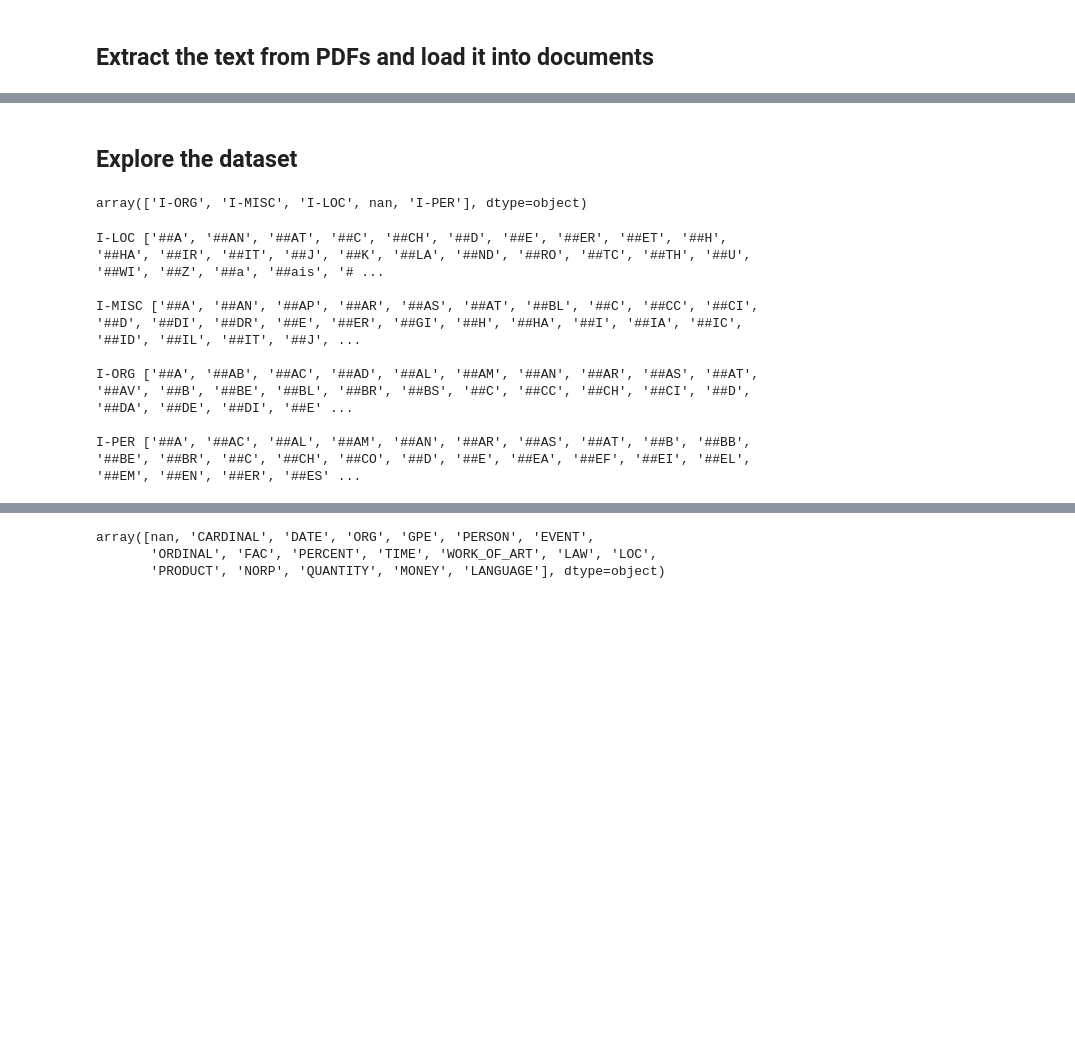
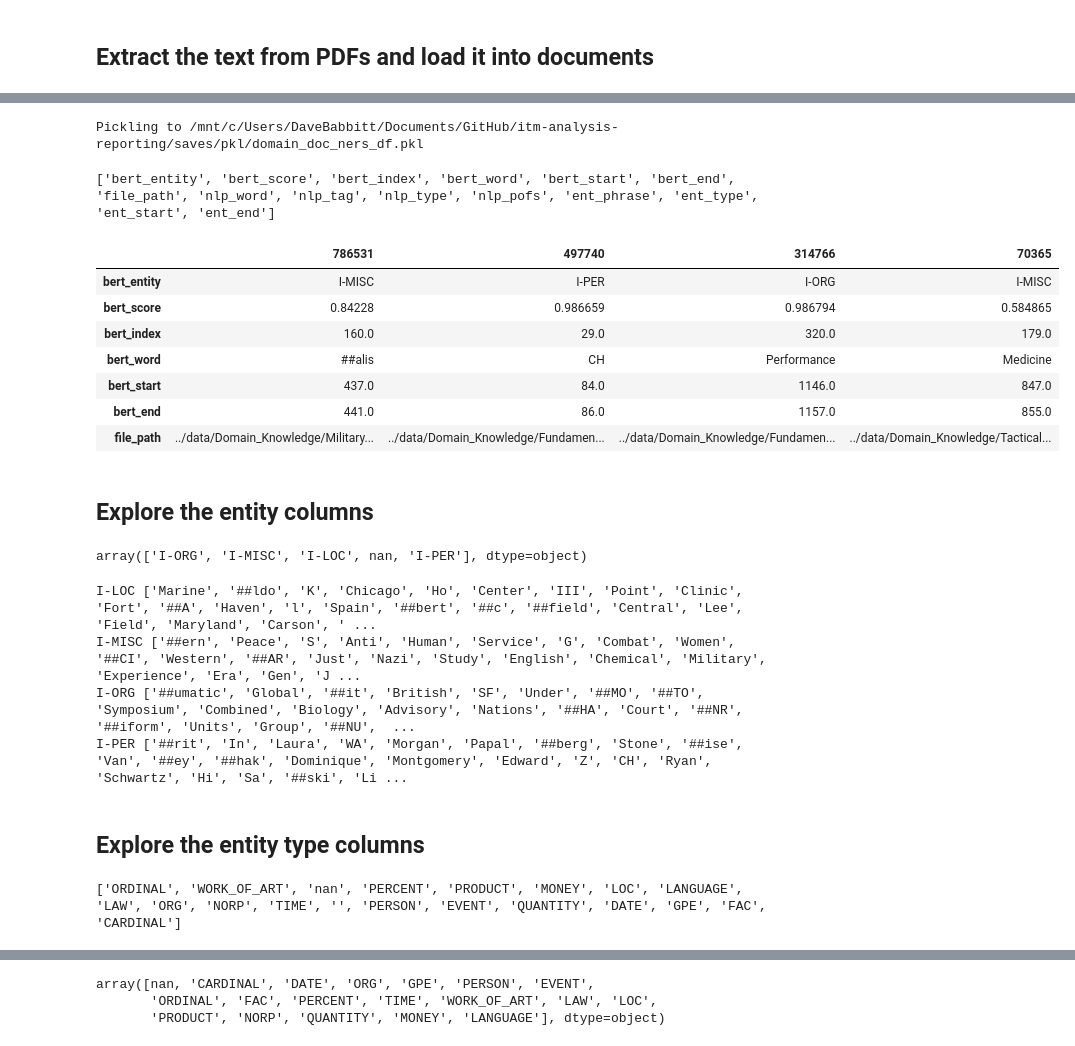
Before and after one commit to dbabbitt/itm-analysis-reporting-1, a Jupyter notebook: explorations/Parse Domain Documents for Entities.ipynb, the cells around one changed output, grey strips where cells are left out. Saved outputs shown, nothing was run; the diff lists cells and outputs as text; code cells hidden in the pictures; blank space fills up the shorter version.

Commit message:
Parse Domain Documents for Entities

```diff
--- a/explorations/Parse Domain Documents for Entities.ipynb
+++ b/explorations/Parse Domain Documents for Entities.ipynb
@@ -134,31 +199,47 @@ unknown widths :
 if nu.pickle_exists('domain_doc_ners_df'): domain_doc_ners_df = nu.load_object('domain_doc_ners_df')
 else:
     entities = []
-    for file_path, text_length in text_length_dict.items():
-        print(f'Text length for {file_path} is {text_length:,} characters.')
-        text = sentences_dict[file_path]
+    for file_path, text in domain_knowledge_sentences_dict.items():
+        text_length = len(text)
+        # print(f'Text length for {file_path} is {text_length:,} characters.')
 
         # Extract metadata from entity recognition pipeline and add it as a row dictionary to the entities rows list
         tokens = token_classifier(text)
         for metadata_dict in tokens:
+
+            # Ignore subword tokenization
+            # if metadata_dict['word'].startswith('##'): pass
+
+            metadata_dict = {'bert_' + str(k): v for k, v in metadata_dict.items()}
             metadata_dict['file_path'] = file_path
             entities.append(metadata_dict)
 
         # Extract SpaCy named entities and add them as a row dictionary to the entities rows list
         if text_length <= nlp.max_length:
             doc = nlp(text)
-            for ent in doc.ents:
-                entities.append({
-                    'file_path': file_path,
-                    'type': ent.label_,
-                    'text': ent.text, # Or lemma_, orth_, text_with_ws
-                    'start_pos': ent.start_char, # Or start
-                    'end_pos': ent.end_char # Or end
-                })
+            entities.extend([{'file_path': file_path, 'nlp_word': word.text, 'nlp_tag': word.tag_, 'nlp_type': word.ent_type_, 'nlp_pofs': word.pos_} for word in doc])
+            entities.extend([{'file_path': file_path, 'ent_phrase': ent.text, 'ent_type': ent.label_, 'ent_start': ent.start_char, 'ent_end': ent.end_char} for ent in doc.ents])
     domain_doc_ners_df = DataFrame(entities)
     nu.store_objects(domain_doc_ners_df=domain_doc_ners_df)
+# %% [output]
+Pickling to /mnt/c/Users/DaveBabbitt/Documents/GitHub/itm-analysis-reporting/saves/pkl/domain_doc_ners_df.pkl
+# %%
+
+print(domain_doc_ners_df.columns.tolist())
+mask_series = domain_doc_ners_df.bert_word.isnull()
+display(domain_doc_ners_df[~mask_series].sample(4).dropna(axis='columns', how='all').T)
+# %% [output]
+['bert_entity', 'bert_score', 'bert_index', 'bert_word', 'bert_start', 'bert_end', 'file_path', 'nlp_word', 'nlp_tag', 'nlp_type', 'nlp_pofs', 'ent_phrase', 'ent_type', 'ent_start', 'ent_end']
+|  | 786531 | 497740 | 314766 | 70365 |
+| bert_entity | I-MISC | I-PER | I-ORG | I-MISC |
+| bert_score | 0.84228 | 0.986659 | 0.986794 | 0.584865 |
+| bert_index | 160.0 | 29.0 | 320.0 | 179.0 |
+| bert_word | ##alis | CH | Performance | Medicine |
+| bert_start | 437.0 | 84.0 | 1146.0 | 847.0 |
+| bert_end | 441.0 | 86.0 | 1157.0 | 855.0 |
+| file_path | ../data/Domain_Knowledge/Military... | ../data/Domain_Knowledge/Fundamen... | ../data/Domain_Knowledge/Fundamen... | ../data/Domain_Knowledge/Tactical... |
 # %% [markdown]
 
-## Explore the dataset
+## Explore the entity columns
 # %%
 
@@ -167,14 +248,20 @@ domain_doc_ners_df.entity.unique()
 array(['I-ORG', 'I-MISC', 'I-LOC', nan, 'I-PER'], dtype=object)
 # %%
 
-for entity, entity_df in domain_doc_ners_df.groupby('entity'):
-    print()
-    print(entity, sorted(entity_df.word.unique()))
+for entity, entity_df in domain_doc_ners_df.groupby('bert_entity'):
+    texts_list = sorted(entity_df.bert_word.unique())
+    print(entity, random.sample(texts_list, min(len(texts_list), 100)))
 # %% [output]
-I-LOC ['##A', '##AN', '##AT', '##C', '##CH', '##D', '##E', '##ER', '##ET', '##H', '##HA', '##IR', '##IT', '##J', '##K', '##LA', '##ND', '##RO', '##TC', '##TH', '##U', '##WI', '##Z', '##a', '##ais', '# ...
-
-I-MISC ['##A', '##AN', '##AP', '##AR', '##AS', '##AT', '##BL', '##C', '##CC', '##CI', '##D', '##DI', '##DR', '##E', '##ER', '##GI', '##H', '##HA', '##I', '##IA', '##IC', '##ID', '##IL', '##IT', '##J', ...
-
-I-ORG ['##A', '##AB', '##AC', '##AD', '##AL', '##AM', '##AN', '##AR', '##AS', '##AT', '##AV', '##B', '##BE', '##BL', '##BR', '##BS', '##C', '##CC', '##CH', '##CI', '##D', '##DA', '##DE', '##DI', '##E' ...
-
-I-PER ['##A', '##AC', '##AL', '##AM', '##AN', '##AR', '##AS', '##AT', '##B', '##BB', '##BE', '##BR', '##C', '##CH', '##CO', '##D', '##E', '##EA', '##EF', '##EI', '##EL', '##EM', '##EN', '##ER', '##ES' ...
+I-LOC ['Marine', '##ldo', 'K', 'Chicago', 'Ho', 'Center', 'III', 'Point', 'Clinic', 'Fort', '##A', 'Haven', 'l', 'Spain', '##bert', '##c', '##field', 'Central', 'Lee', 'Field', 'Maryland', 'Carson', ' ...
+I-MISC ['##ern', 'Peace', 'S', 'Anti', 'Human', 'Service', 'G', 'Combat', 'Women', '##CI', 'Western', '##AR', 'Just', 'Nazi', 'Study', 'English', 'Chemical', 'Military', 'Experience', 'Era', 'Gen', 'J ...
+I-ORG ['##umatic', 'Global', '##it', 'British', 'SF', 'Under', '##MO', '##TO', 'Symposium', 'Combined', 'Biology', 'Advisory', 'Nations', '##HA', 'Court', '##NR', '##iform', 'Units', 'Group', '##NU',  ...
+I-PER ['##rit', 'In', 'Laura', 'WA', 'Morgan', 'Papal', '##berg', 'Stone', '##ise', 'Van', '##ey', '##hak', 'Dominique', 'Montgomery', 'Edward', 'Z', 'CH', 'Ryan', 'Schwartz', 'Hi', 'Sa', '##ski', 'Li ...
+# %% [markdown]
+
+## Explore the entity type columns
+# %%
+
+words_list = sorted([str(w) for w in domain_doc_ners_df.nlp_type.unique()])
+print(random.sample(words_list, min(len(words_list), 100)))
+# %% [output]
+['ORDINAL', 'WORK_OF_ART', 'nan', 'PERCENT', 'PRODUCT', 'MONEY', 'LOC', 'LANGUAGE', 'LAW', 'ORG', 'NORP', 'TIME', '', 'PERSON', 'EVENT', 'QUANTITY', 'DATE', 'GPE', 'FAC', 'CARDINAL']
```
Also changed, not shown: parts of 18 cells of this notebook, 7 other files.
